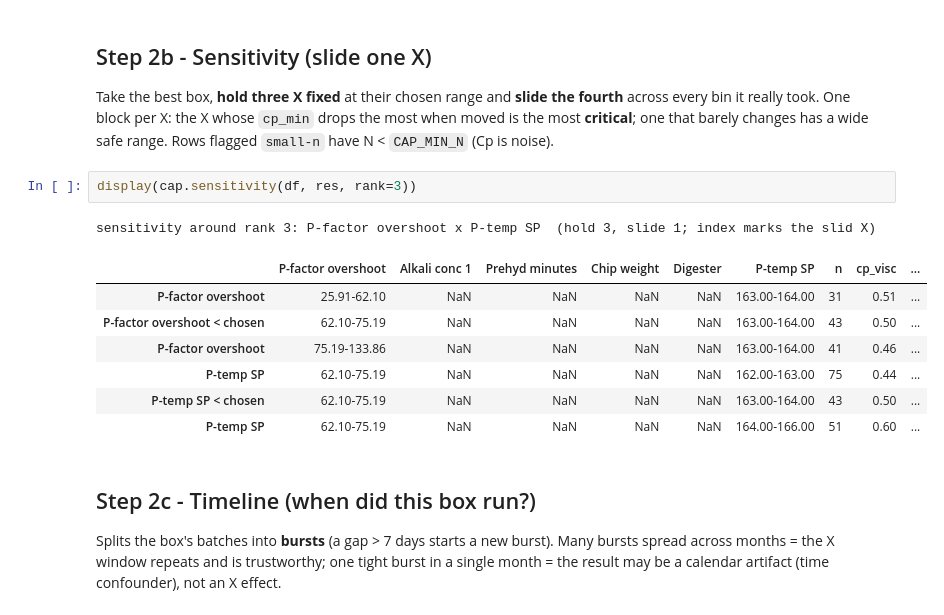
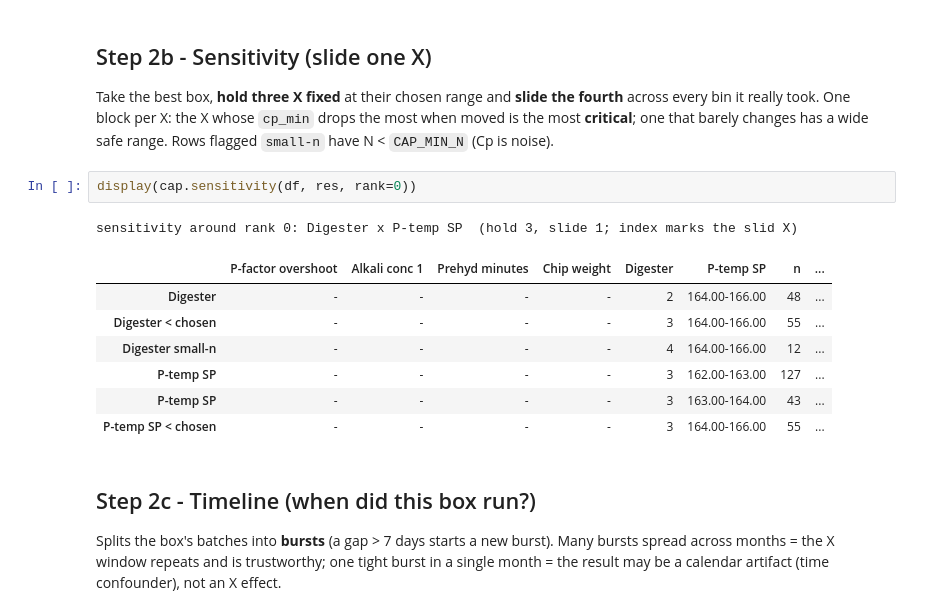
Before and after one commit to chinnput/dp-cooking-odl-analyzer, a Jupyter notebook: DP Cooking ODL Analyzer/Capability_Model/03_operating_window.ipynb, the cells around one changed output. Cells and saved outputs as stored; diff of their text form.

```diff
--- a/DP Cooking ODL Analyzer/Capability_Model/03_operating_window.ipynb
+++ b/DP Cooking ODL Analyzer/Capability_Model/03_operating_window.ipynb
@@ -125,16 +125,16 @@ search: 137 boxes with N >= 15  (combo size 2, 3 bins/X, ranked by cp_min)
 ## Step 2b - Sensitivity (slide one X)
 Take the best box, **hold three X fixed** at their chosen range and **slide the fourth** across every bin it really took. One block per X: the X whose `cp_min` drops the most when moved is the most **critical**; one that barely changes has a wide safe range. Rows flagged `small-n` have N < `CAP_MIN_N` (Cp is noise).
 # %%
-display(cap.sensitivity(df, res, rank=3))
+display(cap.sensitivity(df, res, rank=0))
 # %% [output]
-sensitivity around rank 3: P-factor overshoot x P-temp SP  (hold 3, slide 1; index marks the slid X)
+sensitivity around rank 0: Digester x P-temp SP  (hold 3, slide 1; index marks the slid X)
-|  | P-factor overshoot | Alkali conc 1 | Prehyd minutes | Chip weight | Digester | P-temp SP | n | cp_visc | ... |
-| P-factor overshoot | 25.91-62.10 | NaN | NaN | NaN | NaN | 163.00-164.00 | 31 | 0.51 | ... |
-| P-factor overshoot < chosen | 62.10-75.19 | NaN | NaN | NaN | NaN | 163.00-164.00 | 43 | 0.50 | ... |
-| P-factor overshoot | 75.19-133.86 | NaN | NaN | NaN | NaN | 163.00-164.00 | 41 | 0.46 | ... |
-| P-temp SP | 62.10-75.19 | NaN | NaN | NaN | NaN | 162.00-163.00 | 75 | 0.44 | ... |
-| P-temp SP < chosen | 62.10-75.19 | NaN | NaN | NaN | NaN | 163.00-164.00 | 43 | 0.50 | ... |
-| P-temp SP | 62.10-75.19 | NaN | NaN | NaN | NaN | 164.00-166.00 | 51 | 0.60 | ... |
+|  | P-factor overshoot | Alkali conc 1 | Prehyd minutes | Chip weight | Digester | P-temp SP | n | ... |
+| Digester | - | - | - | - | 2 | 164.00-166.00 | 48 | ... |
+| Digester < chosen | - | - | - | - | 3 | 164.00-166.00 | 55 | ... |
+| Digester small-n | - | - | - | - | 4 | 164.00-166.00 | 12 | ... |
+| P-temp SP | - | - | - | - | 3 | 162.00-163.00 | 127 | ... |
+| P-temp SP | - | - | - | - | 3 | 163.00-164.00 | 43 | ... |
+| P-temp SP < chosen | - | - | - | - | 3 | 164.00-166.00 | 55 | ... |
 # %% [markdown]
 ## Step 2c - Timeline (when did this box run?)
 Splits the box's batches into **bursts** (a gap > 7 days starts a new burst). Many bursts spread across months = the X window repeats and is trustworthy; one tight burst in a single month = the result may be a calendar artifact (time confounder), not an X effect.
```
Also changed, not shown: parts of 5 cells of this notebook, 10 other files.
